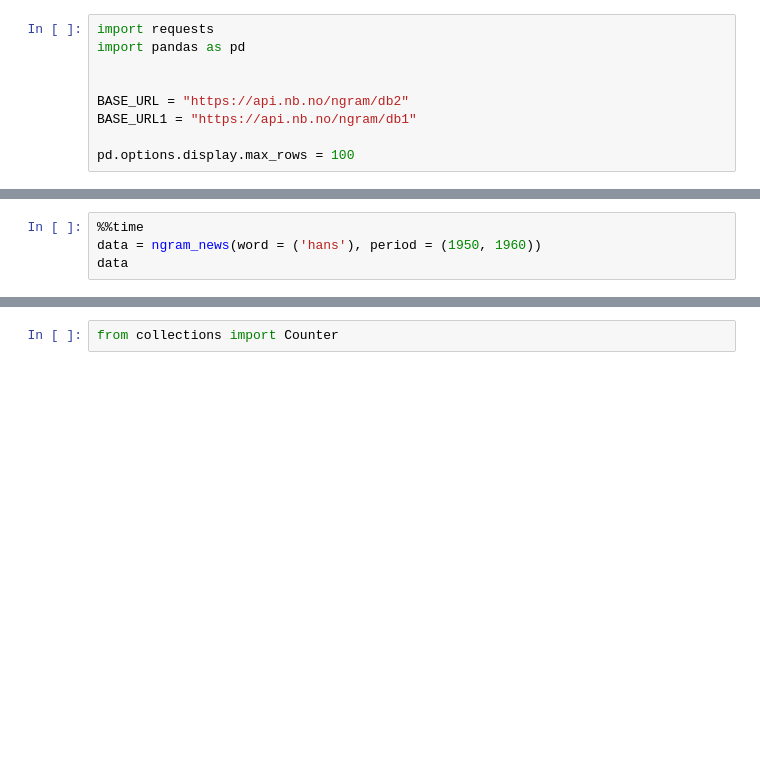
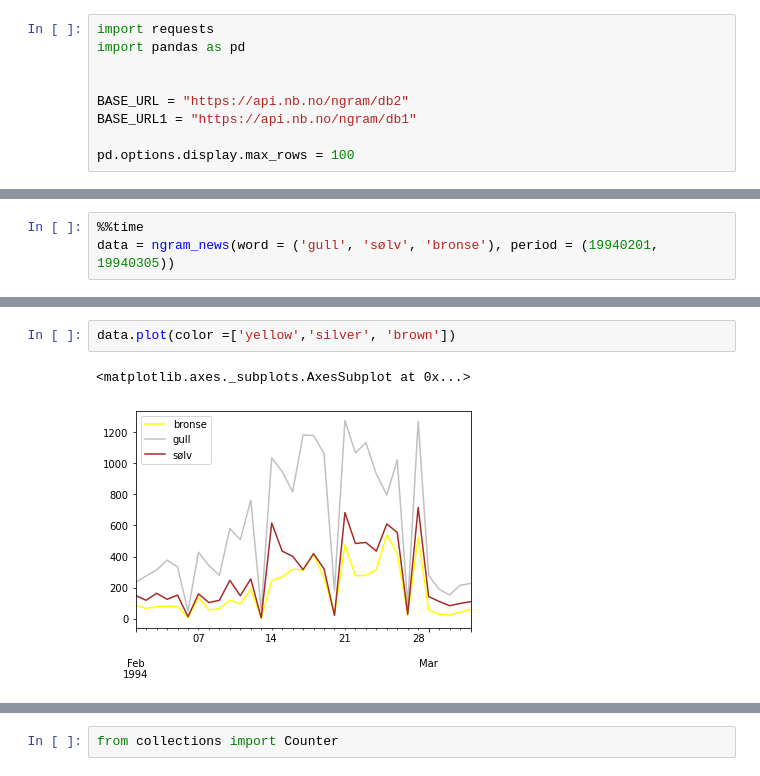
Before and after one commit to NationalLibraryOfNorway/DHLAB, a Jupyter notebook: test_ngram.ipynb, the cells around one changed output, grey strips where cells are left out. Cells and saved outputs as stored; diff of their text form; blank space fills up the shorter version.

```diff
--- a/test_ngram.ipynb
+++ b/test_ngram.ipynb
@@ -45,6 +45,5 @@ def ngram_news(word = ['.'], title = None, period = None):
     return df
 # %%
 %%time
-data = ngram_news(word = ('hans'), period = (1950, 1960))
-data
+data = ngram_news(word = ('gull', 'sølv', 'bronse'), period = (19940201, 19940305))
 # %% [output]
@@ -63,0 +51,5 @@ Wall time: 945 ms
+# %%
+data.plot(color =['yellow','silver', 'brown'])
+# %% [output]
+<matplotlib.axes._subplots.AxesSubplot at 0x...>
+[figure, added]
```
Also changed, not shown: parts of 4 cells of this notebook.
